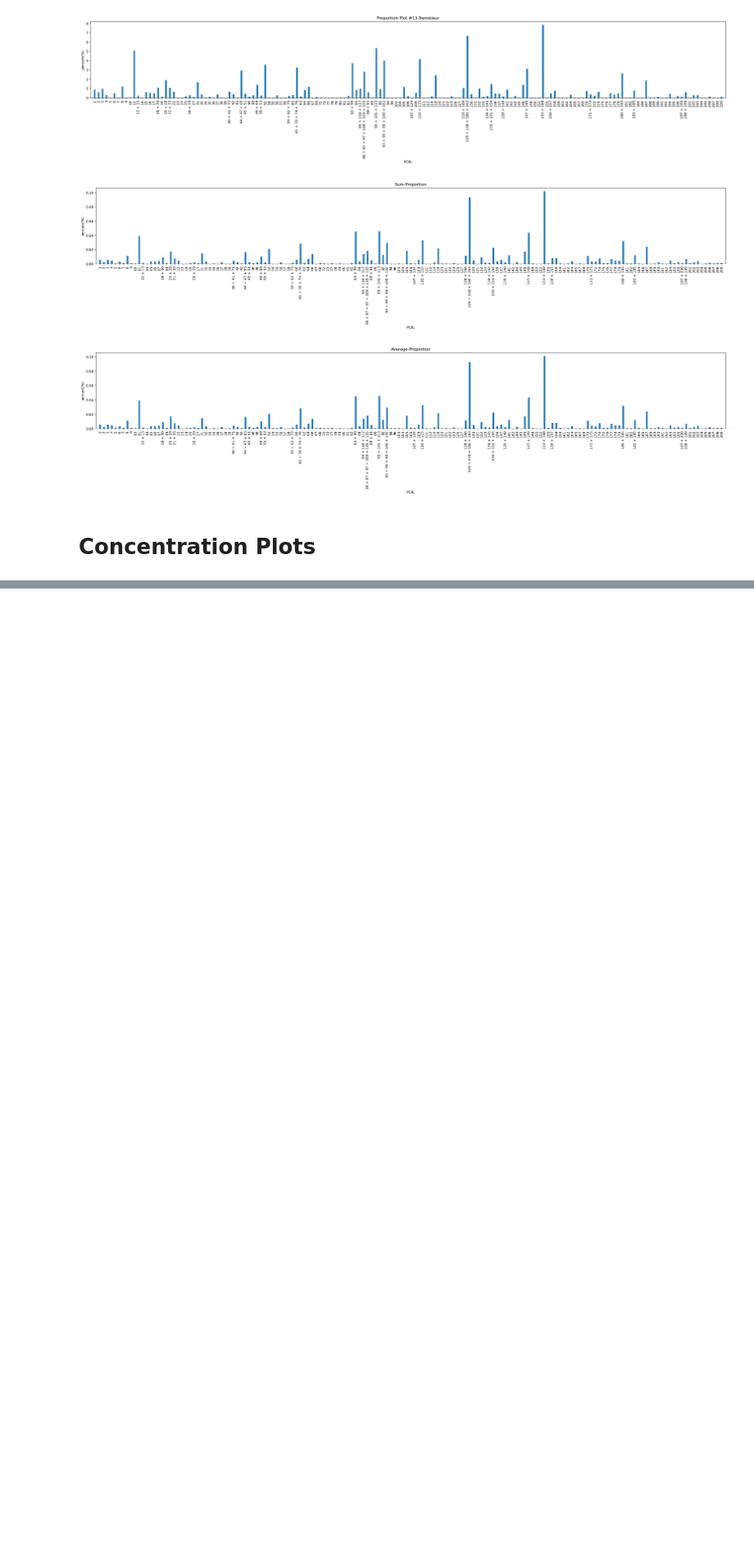
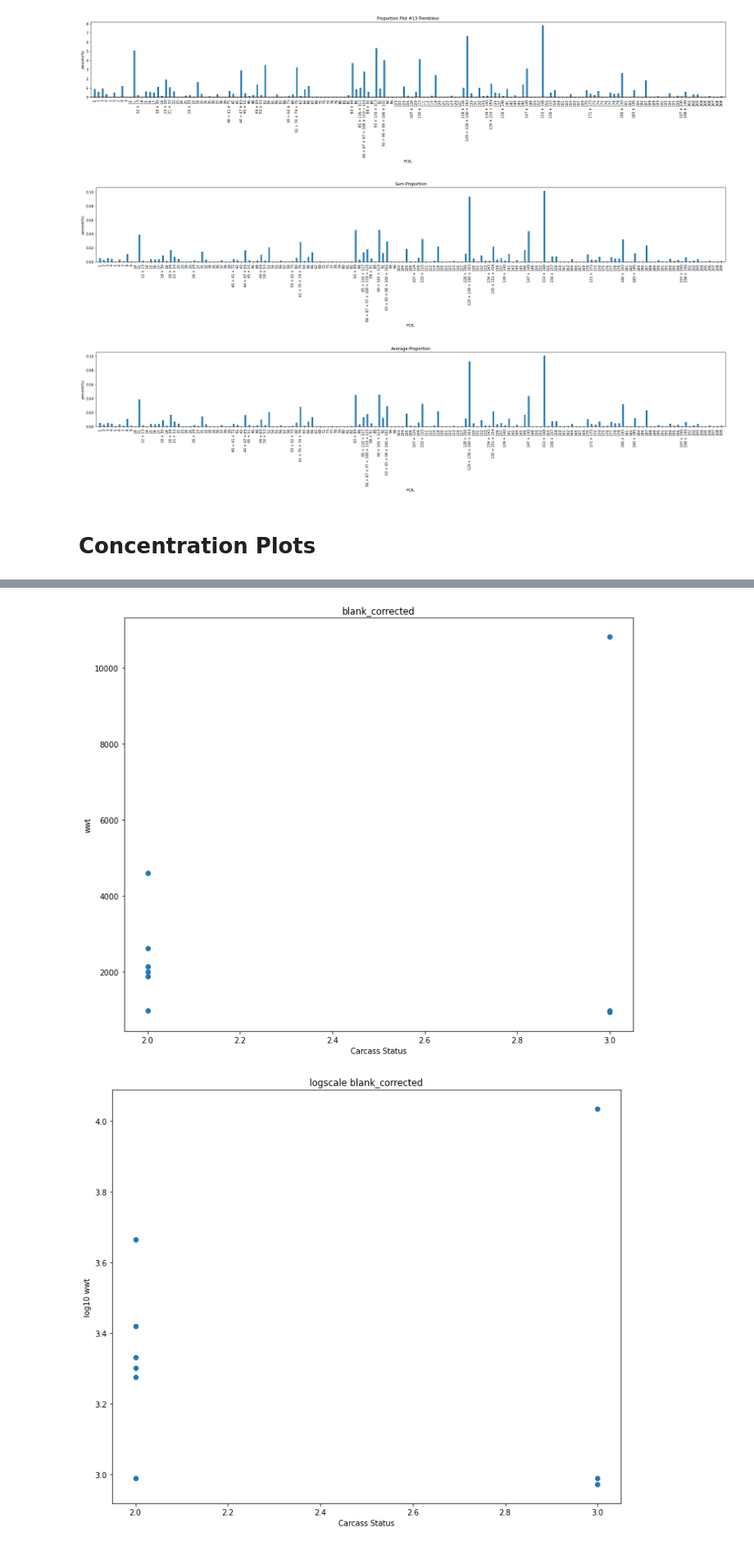
Before and after one commit to amirmtaghizadegan/Sturgeon, a Jupyter notebook: pcb.ipynb, the cells around one changed output, grey strips where cells are left out. Shown at 82% size. Saved outputs shown, nothing was run; the diff lists cells and outputs as text; code cells hidden in the pictures; blank space fills up the shorter version.

Commit message:
carcass condition plots unraveled

```diff
--- a/pcb.ipynb
+++ b/pcb.ipynb
@@ -377,0 +378,41 @@ fig.savefig('./pics/pcbs/vsCarcass_status.jpg')
+# %%
+fish_info = pd.read_excel("fish_info.xlsx")
+fish_info['Fish ID'] = fish_info['Fish ID'].astype('str')
+fish_info['Carcass Status'] = fish_info['Carcass Status'].astype('int8')
+sheets = ("blank_corrected", "lipid_normalized")
+for i in range(4):
+    fig, ax = plt.subplots(figsize = (12, 10), facecolor = 'white')
+    sheet = sheets[i//2]
+    pcb = pd.read_excel("./generated excels/pcb.xlsx", sheet_name=sheet)
+    c = pcb.columns.tolist()
+    c[0] = 'Units'
+    pcb.columns = c
+    total_pcb = pd.DataFrame(pcb.iloc[-2, :]).reset_index()
+    total_pcb.columns = total_pcb.iloc[0, :]
+    total_pcb.drop(index = 0, inplace=True)
+    total_pcb.iat[-1, 0] = '13'
+    total_pcb.columns = ['Fish ID', 'Total PCBs']
+    data = pd.merge(fish_info, total_pcb, how='inner', on='Fish ID')
+    if i % 2 == 0:
+        ax.scatter(*data.loc[:, ['Carcass Status', 'Total PCBs']].to_numpy().T)
+        ax.set_title(sheet)
+        if sheet == "blank_corrected":
+            ax.set_ylabel('wwt')
+        else:
+            ax.set_ylabel('LW')
+    else:
+        data['Total PCBs'] = np.log10(data['Total PCBs'].to_numpy('float'))
+        ax.scatter(*data.loc[:, ['Carcass Status', 'Total PCBs']].to_numpy().T)
+        ax.set_title('logscale ' + sheet)
+        if sheet == "blank_corrected":
+            ax.set_ylabel('log10 wwt')
+        else:
+            ax.set_ylabel('log10 LW')
+
+    ax.set_xlabel('Carcass Status')
+
+
+    fig.savefig(f'./pics/pcbs/vsCarcass_status{i}.jpg')
+# %% [output]
+[figure, added]
+[figure, added]
```
Also changed, not shown: parts of 10 cells of this notebook.
